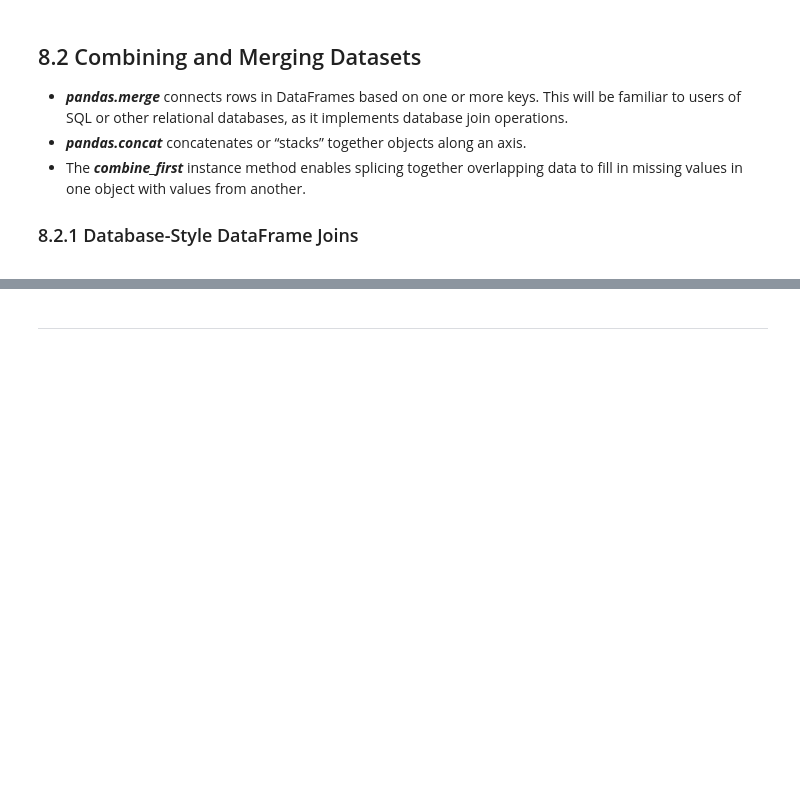
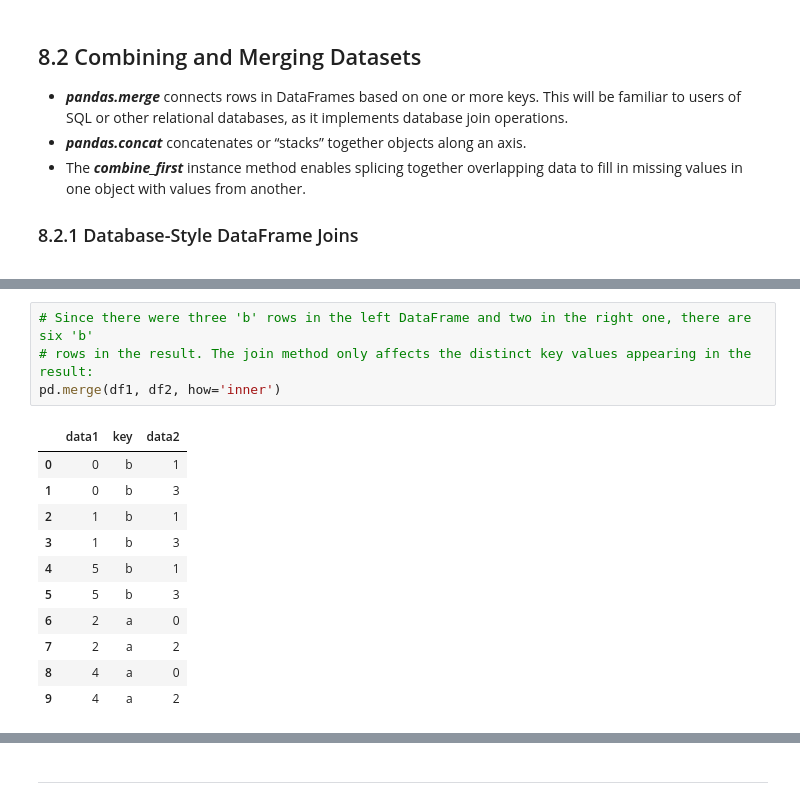
Before and after one commit to mikelhsia/Python, a Jupyter notebook: numpyPractice/pythonDataAnalysisChap8.ipynb, the cells around one changed output, grey strips where cells are left out. Cells and saved outputs as stored; diff of their text form; blank space fills up the shorter version.

```diff
--- a/numpyPractice/pythonDataAnalysisChap8.ipynb
+++ b/numpyPractice/pythonDataAnalysisChap8.ipynb
@@ -276,0 +379,16 @@ frame2.reset_index()
+# %%
+# Since there were three 'b' rows in the left DataFrame and two in the right one, there are six 'b'
+# rows in the result. The join method only affects the distinct key values appearing in the result:
+pd.merge(df1, df2, how='inner')
+# %% [output]
+|  | data1 | key | data2 |
+| 0 | 0 | b | 1 |
+| 1 | 0 | b | 3 |
+| 2 | 1 | b | 1 |
+| 3 | 1 | b | 3 |
+| 4 | 5 | b | 1 |
+| 5 | 5 | b | 3 |
+| 6 | 2 | a | 0 |
+| 7 | 2 | a | 2 |
+| 8 | 4 | a | 0 |
+| 9 | 4 | a | 2 |
```
Also changed, not shown: parts of 30 cells of this notebook.
